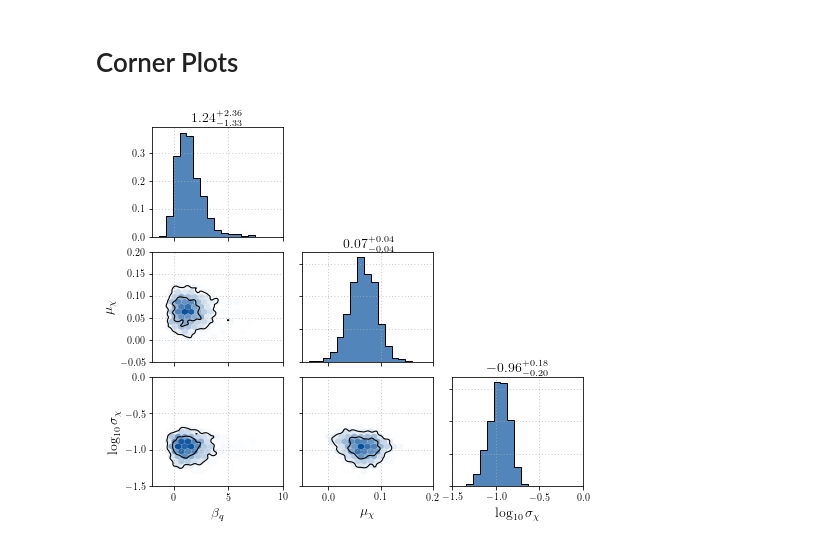
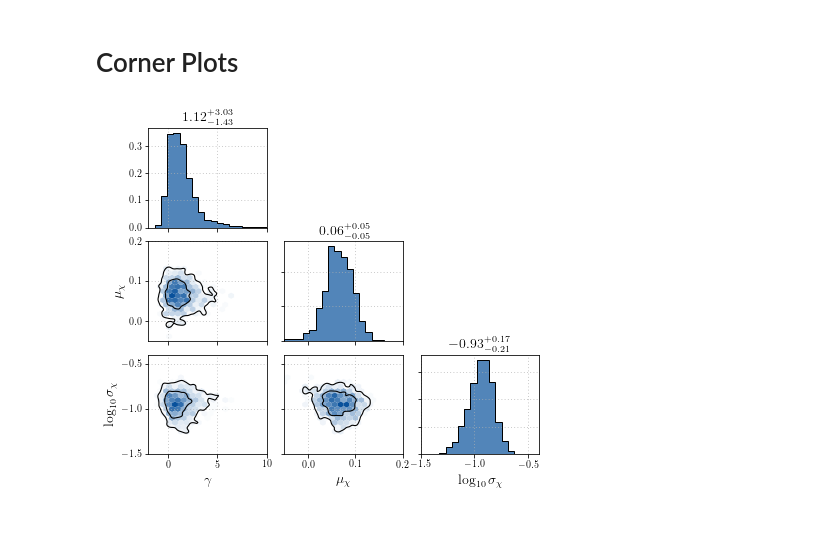
Before and after one commit to tcallister/BBH-spin-q-correlations, a Jupyter notebook: code/figures/create-figures.ipynb, the cells around one changed output. Saved outputs shown, nothing was run; the diff lists cells and outputs as text; code cells hidden in the pictures.

```diff
--- a/code/figures/create-figures.ipynb
+++ b/code/figures/create-figures.ipynb
@@ -916,0 +1031,7 @@ plt.show()
+# %%
+sampleDictInjected = {}
+singleEvents = np.sort(glob.glob('../../injection-study/tmp/job*'))
+for i,eventFile in enumerate(singleEvents):
+    key = eventFile.split('_')[1].split('.')[0]
+    dataDict = np.load(eventFile,allow_pickle=True,encoding='latin1')[()]
+    sampleDictInjected[key] = dataDict
@@ -1623,7 +1847,7 @@ def getBounds(data):
 
     return med,upperError,lowerError
 
-def plot_corner(fig,plot_data,color,hist_alpha=0.7,bins=20,labelsize=14,kernel=2):
+def plot_corner(fig,plot_data,color,hist_alpha=0.7,bins=20,labelsize=14,kernel=2,lw=1):
 
     # Input variable plot_data should be a dictionary whose keys are the individual variables to plot.
     # Each key should, in turn, link to another nested dictionary with the following keys:
@@ -1641,12 +1865,12 @@ def plot_corner(fig,plot_data,color,hist_alpha=0.7,bins=20,labelsize=14,kernel=2
 
         # Plot the marginal 1D posterior (i.e. top of a corner plot column)
         ax = fig.add_subplot(ndim,ndim,int(1+(ndim+1)*i))
-        ax.set_rasterization_zorder(1)
+        #ax.set_rasterization_zorder(1)
 
         ax.hist(plot_data[key]['data'],bins=np.linspace(plot_data[key]['plot_bounds'][0],plot_data[key]['plot_bounds'][1],bins),\
                rasterized=True,color=color,alpha=hist_alpha,density=True,zorder=0)
         ax.hist(plot_data[key]['data'],bins=np.linspace(plot_data[key]['plot_bounds'][0],plot_data[key]['plot_bounds'][1],bins),\
-                histtype='step',color='black',density=True,zorder=2)
+                histtype='step',color='black',density=True,zorder=2,lw=lw)
         ax.grid(True,dashes=(1,3))
         ax.set_xlim(plot_data[key]['plot_bounds'][0],plot_data[key]['plot_bounds'][1])
         ax.set_title(r"${0:.2f}^{{+{1:.2f}}}_{{-{2:.2f}}}$".format(*getBounds(plot_data[key]['data'])),fontsize=14)
@@ -1667,7 +1891,7 @@ def plot_corner(fig,plot_data,color,hist_alpha=0.7,bins=20,labelsize=14,kernel=2
 
                 # Make a 2D density plot
                 ax = fig.add_subplot(ndim,ndim,int(1+(ndim+1)*i + (j+1)*ndim))
-                ax.set_rasterization_zorder(1)
+                #ax.set_rasterization_zorder(1)
 
                 ax.hexbin(plot_data[key]['data'],plot_data[k]['data'],cmap=cmap,mincnt=1,gridsize=bins,\
                          extent=(plot_data[key]['plot_bounds'][0],plot_data[key]['plot_bounds'][1],plot_data[k]['plot_bounds'][0],plot_data[k]['plot_bounds'][1]),
@@ -1675,12 +1899,15 @@ def plot_corner(fig,plot_data,color,hist_alpha=0.7,bins=20,labelsize=14,kernel=2
 
                 xgrid = np.linspace(plot_data[key]['plot_bounds'][0],plot_data[key]['plot_bounds'][1],100)
                 ygrid = np.linspace(plot_data[k]['plot_bounds'][0],plot_data[k]['plot_bounds'][1],100)
+                dx = xgrid[1]-xgrid[0]
+                dy = ygrid[1]-ygrid[0]
+
                 heights,edgex,edgey = np.histogram2d(plot_data[key]['data'],plot_data[k]['data'],
                                                      bins=(xgrid,ygrid))
                 heights = gaussian_filter(heights,kernel)
-                heights /= np.sum(heights)*dchi*dq
+                heights /= np.sum(heights)*dx*dy
                 heights_large_to_small = np.sort(heights.reshape(-1))[::-1]
-                cdf = np.cumsum(heights_large_to_small)*dchi*dq
+                cdf = np.cumsum(heights_large_to_small)*dx*dy
 
                 num_grid_pts = np.where(cdf>0.9)[0][0]
                 h50 = np.interp(0.5,cdf,heights_large_to_small)
@@ -1704,19 +1931,31 @@ def plot_corner(fig,plot_data,color,hist_alpha=0.7,bins=20,labelsize=14,kernel=2
                 else:
                     ax.set_xticklabels([])
 
-    plt.tight_layout()
     return fig
+
+def getBounds(samples):
+    med = np.median(samples)
+    upperError = np.quantile(samples,0.95) - np.median(samples)
+    lowerError = np.median(samples) - np.quantile(samples,0.05)
+    return med,upperError,lowerError
 # %%
 toPlot = {
-    'beta':{'data':samps_no_evol[:,3],'plot_bounds':(-2,10),'label':r'$\beta_q$'},
-    'mu0':{'data':samps_no_evol[:,5],'plot_bounds':(-0.05,0.2),'label':r'$\mu_\chi$'},
-    'sig0':{'data':samps_no_evol[:,6],'plot_bounds':(-1.5,0.),'label':r'$\log_{10}\sigma_\chi$'}
+    'beta':{'data':samps_no_evol[:,5],'plot_bounds':(-2,10),'label':r'$\gamma$'},
+    'mu0':{'data':samps_no_evol[:,7],'plot_bounds':(-0.05,0.2),'label':r'$\mu_\chi$'},
+    'sig0':{'data':samps_no_evol[:,8],'plot_bounds':(-1.5,-0.4),'label':r'$\log_{10}\sigma_\chi$'}
     }
+
+with open('macros_pe_noEvol.txt','w') as macrofile:
+    macrofile.write("\\newcommand{{\\noEvolMean}}{{{0:.2f}^{{+{1:.2f}}}_{{-{2:.2f}}}}}".format(*getBounds(samps_no_evol[:,7])))
+    macrofile.write("\n")
+    macrofile.write("\\newcommand{{\\noEvolSigma}}{{{0:.2f}^{{+{1:.2f}}}_{{-{2:.2f}}}}}".format(*getBounds(10.**samps_no_evol[:,8])))
+    macrofile.write("\n")
+    macrofile.write("\\newcommand{{\\noEvolBetaq}}{{{0:.1f}^{{+{1:.1f}}}_{{-{2:.1f}}}}}".format(*getBounds(samps_no_evol[:,5])))
 
 fig = plt.figure(figsize=(7,6))
 plot_corner(fig,toPlot,'#08519c')
 fig.subplots_adjust(wspace=0.15, hspace=0.14)
-plt.savefig('./corner_noEvolution.pdf',bbox_inches='tight')
+plt.savefig('./corner_noEvolution.pdf',bbox_inches='tight',dpi=200)
 plt.show()
 # %% [output]
-[figure, old version]
+[figure, new version]
```
Also changed, not shown: parts of 109 cells of this notebook, 13 other files.
